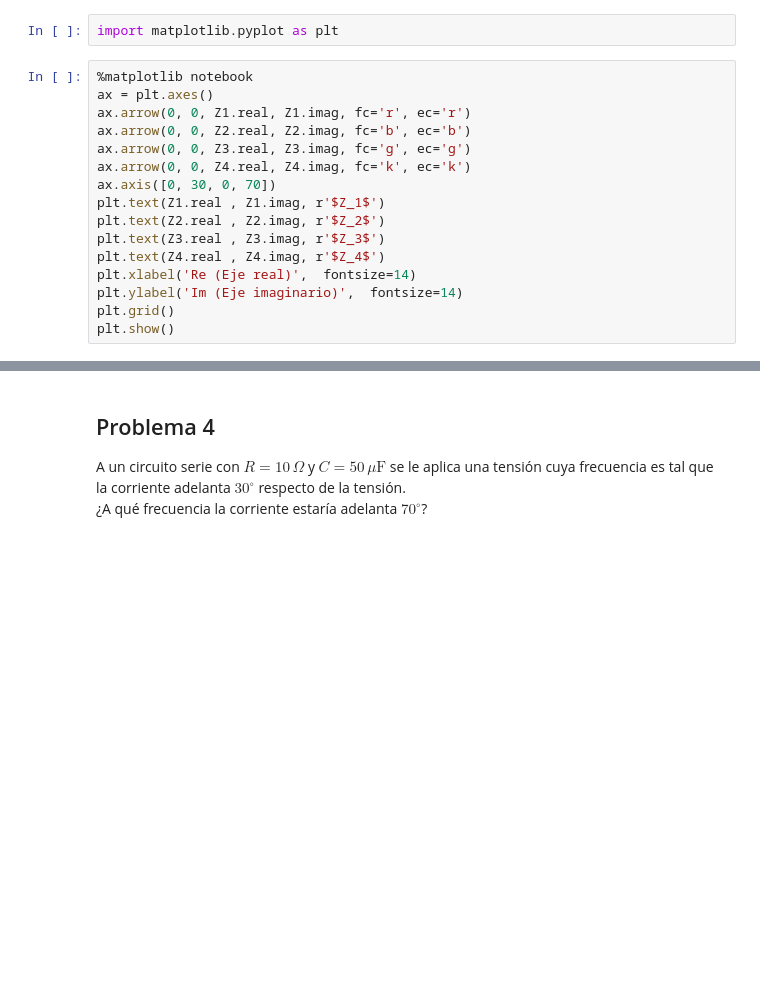
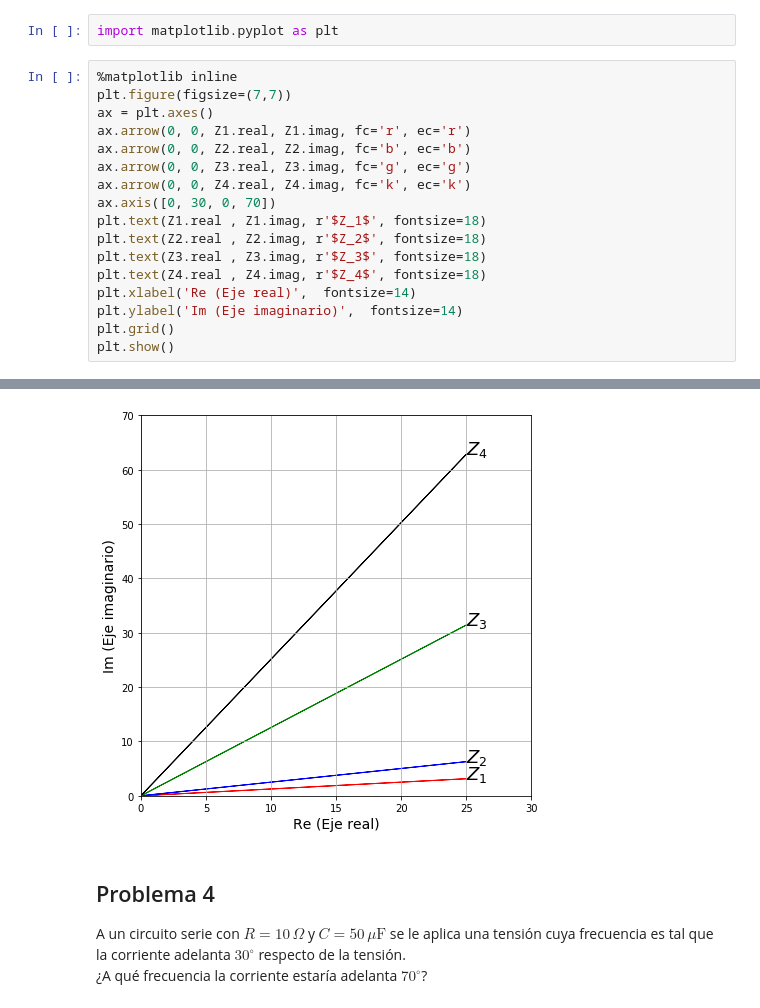
Before and after one commit to daniel-lorenzo/Electrotecnia, a Jupyter notebook: Ejercitacion/TP2.ipynb, the cells around one changed output, grey strips where cells are left out. Cells and saved outputs as stored; diff of their text form; blank space fills up the shorter version.

```diff
--- a/Ejercitacion/TP2.ipynb
+++ b/Ejercitacion/TP2.ipynb
@@ -506,17 +501,18 @@ Z4 = 25.00+62.83j Ohm
 # %%
 import matplotlib.pyplot as plt
 # %%
-%matplotlib notebook
+%matplotlib inline
+plt.figure(figsize=(7,7))
 ax = plt.axes()
 ax.arrow(0, 0, Z1.real, Z1.imag, fc='r', ec='r')
 ax.arrow(0, 0, Z2.real, Z2.imag, fc='b', ec='b')
 ax.arrow(0, 0, Z3.real, Z3.imag, fc='g', ec='g')
 ax.arrow(0, 0, Z4.real, Z4.imag, fc='k', ec='k')
 ax.axis([0, 30, 0, 70])
-plt.text(Z1.real , Z1.imag, r'$Z_1$')
-plt.text(Z2.real , Z2.imag, r'$Z_2$')
-plt.text(Z3.real , Z3.imag, r'$Z_3$')
-plt.text(Z4.real , Z4.imag, r'$Z_4$')
+plt.text(Z1.real , Z1.imag, r'$Z_1$', fontsize=18)
+plt.text(Z2.real , Z2.imag, r'$Z_2$', fontsize=18)
+plt.text(Z3.real , Z3.imag, r'$Z_3$', fontsize=18)
+plt.text(Z4.real , Z4.imag, r'$Z_4$', fontsize=18)
 plt.xlabel('Re (Eje real)',  fontsize=14)
 plt.ylabel('Im (Eje imaginario)',  fontsize=14)
 plt.grid()
@@ -527,3 +521,4 @@ plt.show()
+[figure, added]
 # %% [markdown]
 ## Problema 4
 A un circuito serie con $R = 10 \, \Omega$ y $C = 50 \, \mu \mathrm{F}$ se le aplica una tensión cuya frecuencia es tal que la corriente adelanta $30^\circ$ respecto de la tensión.
```
Also changed, not shown: parts of 13 cells of this notebook, 3 other files.
